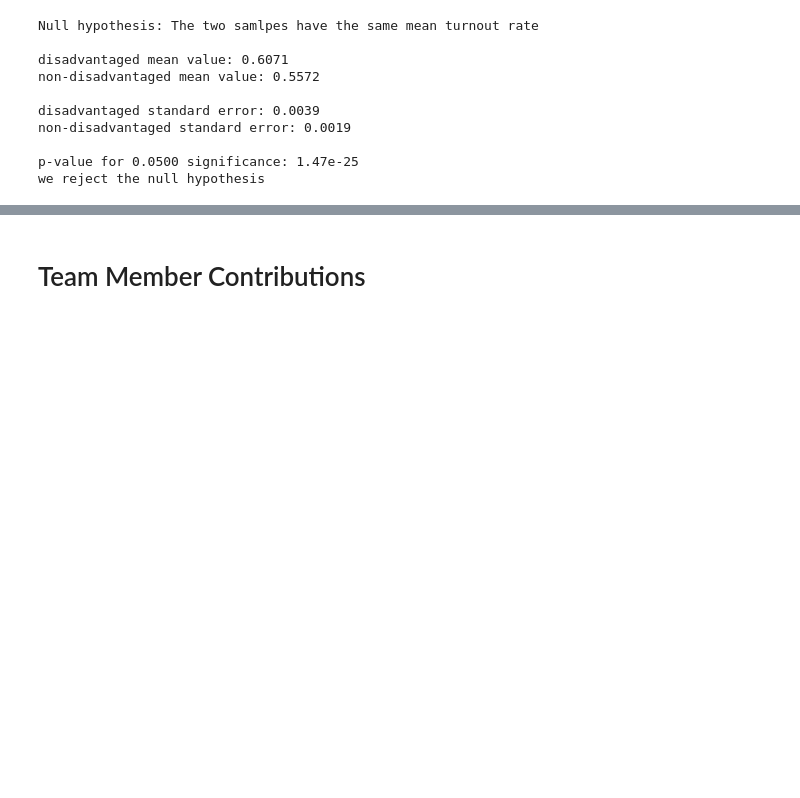
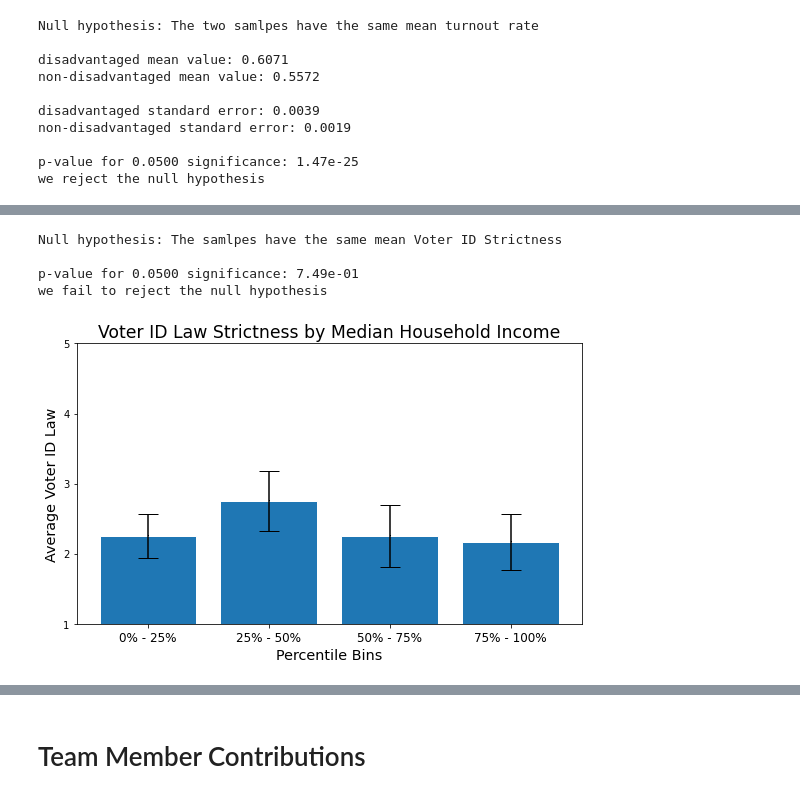
Before and after one commit to DesiPilla/demographics-voterid-turnout, a Jupyter notebook: Group_2_Final_Report.ipynb, the cells around one changed output, grey strips where cells are left out. Cells and saved outputs as stored; diff of their text form; code cells hidden in the pictures; blank space fills up the shorter version.

```diff
--- a/Group_2_Final_Report.ipynb
+++ b/Group_2_Final_Report.ipynb
@@ -682,6 +682,7 @@ def plot_split(xcol, ycol='turnout', n_bins=4, xlabel=None, fig=None, ax=None, d
 
     return fig
 
+
 def print_ztest(sample1, sample2, target='turnout rate', alpha=0.05):
     '''
     This function performs a z-test on two samples and prints the results.
@@ -708,6 +709,41 @@ def print_ztest(sample1, sample2, target='turnout rate', alpha=0.05):
     else:
         print("we fail to reject the null hypothesis")
     print('\033[0m\n\n')
+
+
+def print_anova(xcol, ycol='turnout', n_bins=4, target='turnout rate', alpha=0.05, df=data_no_ak):
+    '''
+    This function takes a DataFrame and performs a one-way ANOVA tese on
+    one column, where the different samples are determined based on a separate
+    column (either by percentile or category). The results are printed out.
+
+    Arguments
+    ---------------------------------------------------------------------------
+    xcol: this is the column on which to base the splitting of the data.
+          Bins will be split based on the value in this column
+    ycol: this is the column that will actually be split. The plotted values
+          will be values from this feature (default = 'turnout)
+    n_bins: if an int, this is the number of equally sized bins to split the
+            data into. If False, the values will be split cateorically. (default = 4)
+    target: string, word defining the samples in context (default = 'turnout rate')
+    alpha: float, confidence level at which to perform the z-test (default = 0.05)
+    df: DataFrame, this is the DataFrame containing the xcol and ycol features
+        (default = data_no_ak)
+    '''
+    if not n_bins:
+        bins, means, stds, labels = split_by(xcol, ycol, df=df)
+    else:
+        bins, means, stds, labels = make_bins(xcol, ycol, n_bins, df=df)
+
+    F, p = f_oneway(*bins)
+
+    print('Null hypothesis: The samlpes have the \033[1msame mean', target, '\033[0m')
+    print("\np-value for {0:.4f} significance: {1:.2e}\033[1m".format(alpha, p))
+    if p < alpha:
+        print("we reject the null hypothesis")
+    else:
+        print("we fail to reject the null hypothesis")
+    print('\033[0m')
 # %% [markdown]
 ### Classify "disadvantaged" counties
 
@@ -863,0 +904,12 @@ we reject the null hypothesis
+# %%
+fig = plot_split('MedianHous', 'VoterIDLaw', 4, 'Median Household Income', df=feat_states);
+plt.ylim(1, 5)
+plt.yticks(np.arange(1, 6))
+fig.savefig('/content/drive/My Drive/MLPP Project/Pictures/conditionals/medianhous_conditional_idlaw.png', clobber=True)
+print_anova('MedianHous', 'VoterIDLaw', n_bins=4, target='Voter ID Strictness', df=feat_states)
+# %% [output]
+Null hypothesis: The samlpes have the same mean Voter ID Strictness
+
+p-value for 0.0500 significance: 7.49e-01
+we fail to reject the null hypothesis
+[figure, added]
```
Also changed, not shown: parts of 14 cells of this notebook.
